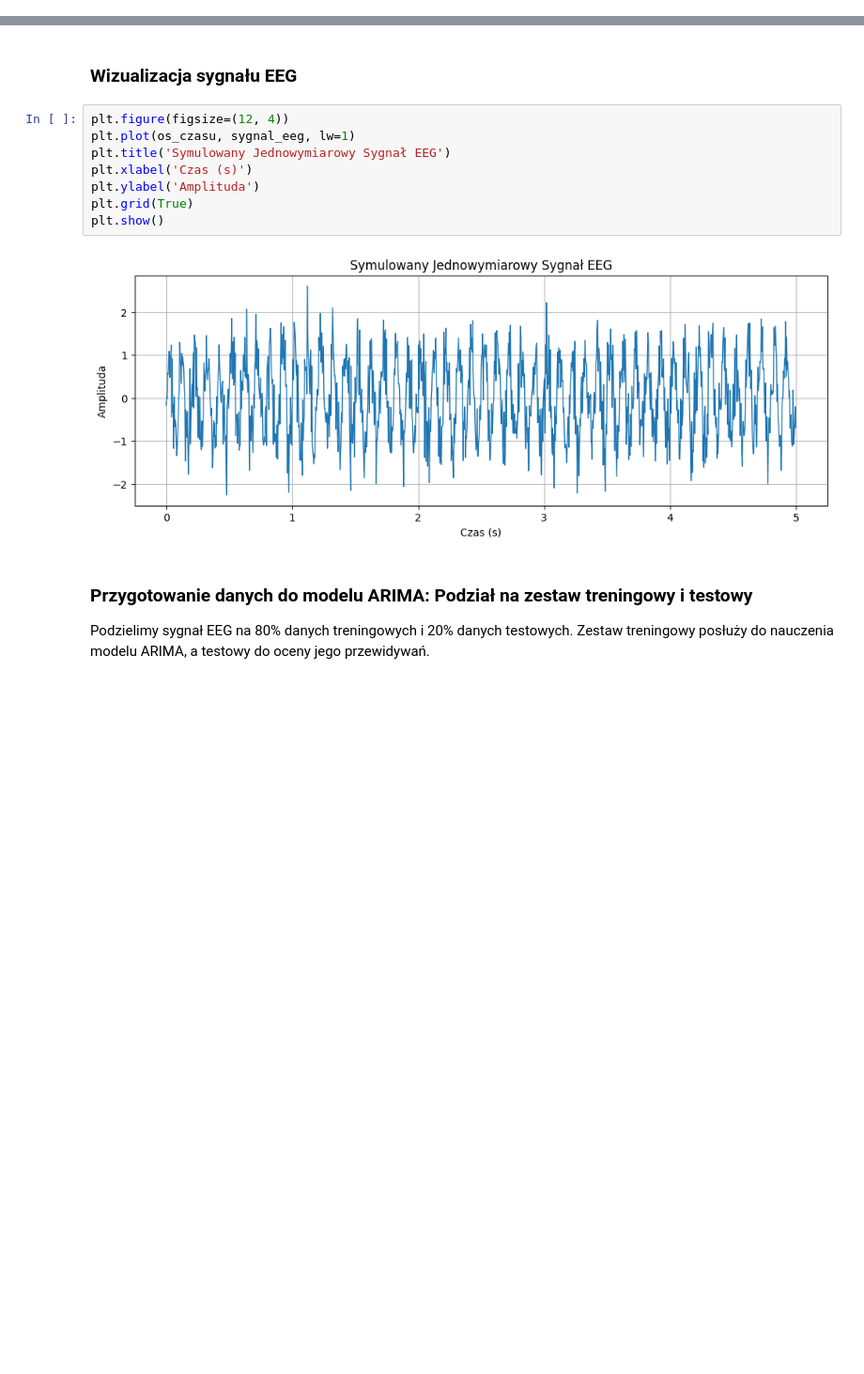
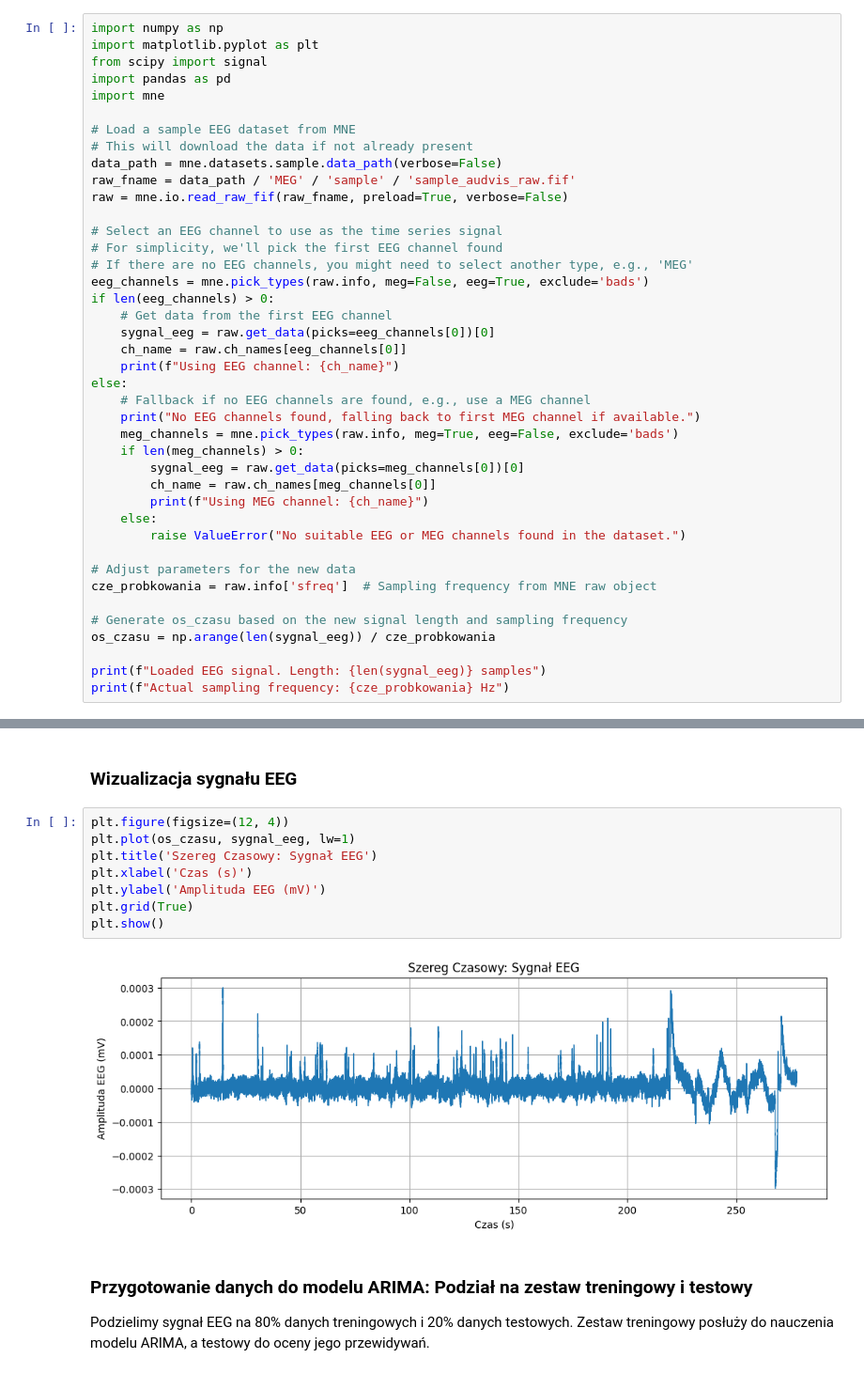
Before and after one commit to piwmat/test, a Jupyter notebook: Untitled1.ipynb, the cells around one changed output, grey strips where cells are left out. Shown at 94% size. Drawn from its saved outputs; the diff is of its cells as text; blank space fills up the shorter version.

```diff
--- a/Untitled1.ipynb
+++ b/Untitled1.ipynb
@@ -27,0 +31,41 @@ Częstotliwość próbkowania: 250 Hz
+# %%
+import numpy as np
+import matplotlib.pyplot as plt
+from scipy import signal
+import pandas as pd
+import mne
+
+# Load a sample EEG dataset from MNE
+# This will download the data if not already present
+data_path = mne.datasets.sample.data_path(verbose=False)
+raw_fname = data_path / 'MEG' / 'sample' / 'sample_audvis_raw.fif'
+raw = mne.io.read_raw_fif(raw_fname, preload=True, verbose=False)
+
+# Select an EEG channel to use as the time series signal
+# For simplicity, we'll pick the first EEG channel found
+# If there are no EEG channels, you might need to select another type, e.g., 'MEG'
+eeg_channels = mne.pick_types(raw.info, meg=False, eeg=True, exclude='bads')
+if len(eeg_channels) > 0:
+    # Get data from the first EEG channel
+    sygnal_eeg = raw.get_data(picks=eeg_channels[0])[0]
+    ch_name = raw.ch_names[eeg_channels[0]]
+    print(f"Using EEG channel: {ch_name}")
+else:
+    # Fallback if no EEG channels are found, e.g., use a MEG channel
+    print("No EEG channels found, falling back to first MEG channel if available.")
+    meg_channels = mne.pick_types(raw.info, meg=True, eeg=False, exclude='bads')
+    if len(meg_channels) > 0:
+        sygnal_eeg = raw.get_data(picks=meg_channels[0])[0]
+        ch_name = raw.ch_names[meg_channels[0]]
+        print(f"Using MEG channel: {ch_name}")
+    else:
+        raise ValueError("No suitable EEG or MEG channels found in the dataset.")
+
+# Adjust parameters for the new data
+cze_probkowania = raw.info['sfreq']  # Sampling frequency from MNE raw object
+
+# Generate os_czasu based on the new signal length and sampling frequency
+os_czasu = np.arange(len(sygnal_eeg)) / cze_probkowania
+
+print(f"Loaded EEG signal. Length: {len(sygnal_eeg)} samples")
+print(f"Actual sampling frequency: {cze_probkowania} Hz")
@@ -39,13 +88,13 @@ Pierwsze 10 próbek sygnału EEG:
 # %%
 plt.figure(figsize=(12, 4))
 plt.plot(os_czasu, sygnal_eeg, lw=1)
-plt.title('Symulowany Jednowymiarowy Sygnał EEG')
+plt.title('Szereg Czasowy: Sygnał EEG')
 plt.xlabel('Czas (s)')
-plt.ylabel('Amplituda')
+plt.ylabel('Amplituda EEG (mV)')
 plt.grid(True)
 plt.show()
 # %% [output]
-[figure, old version]
+[figure, new version]
 # %% [markdown]
 ### Przygotowanie danych do modelu ARIMA: Podział na zestaw treningowy i testowy
 
```
Also changed, not shown: parts of 21 cells of this notebook.
